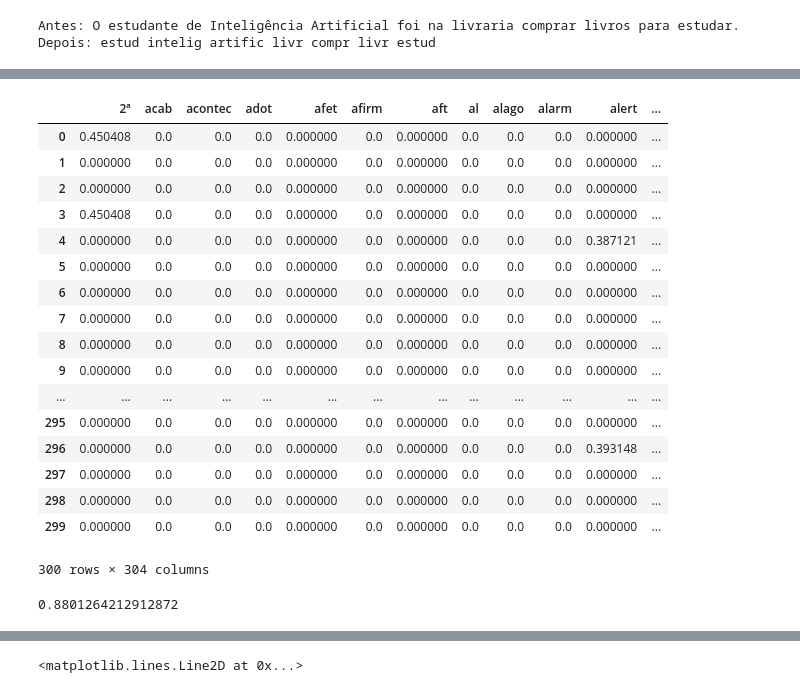
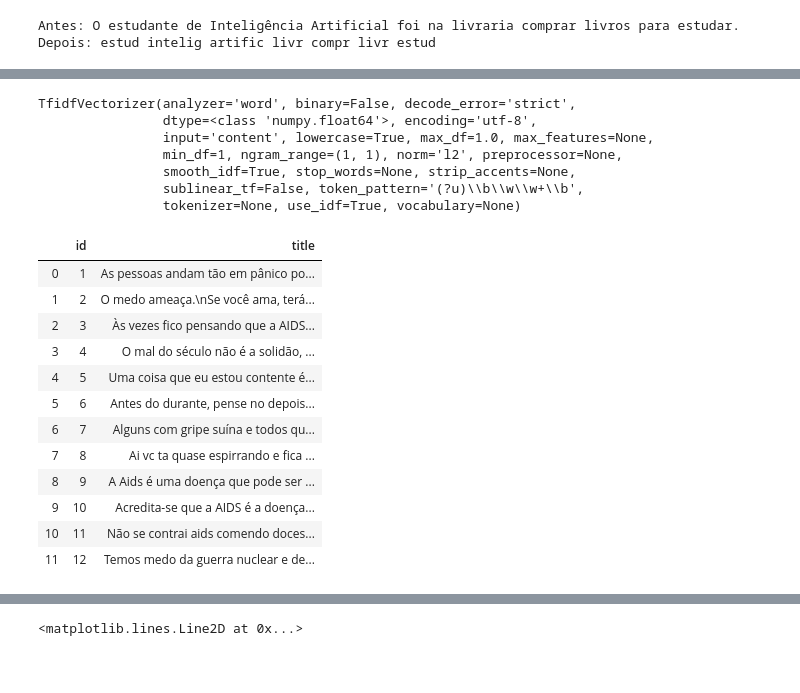
Before and after one commit to JuniorClementino/Utils, a Jupyter notebook: Codigos/agglomerative_clustering.ipynb, the cells around one changed output, grey strips where cells are left out. Drawn from its saved outputs; the diff is of its cells as text; code cells hidden in the pictures; blank space fills up the shorter version.

```diff
--- a/Codigos/agglomerative_clustering.ipynb
+++ b/Codigos/agglomerative_clustering.ipynb
@@ -98,6 +105,6 @@ Depois: estud intelig artific livr compr livr estud
 query = "febre amarela" # query para consultar na base de eventos (max. de 500 respostas)
 
 pd.set_option('display.max_colwidth', -1)
-dataset = pd.read_csv('http://websensors.net.br/minicurso/2019/eventos-br-2017.php?q='+query,sep='\t', lineterminator='\n')
+dataset = pd.read_csv('aids.csv')
 dataset
 # %% [output]
@@ -158,55 +191,46 @@ semVSM = bow
 # %%
 # obtendo a VSM com TFIDF
 def compute_vsm_tfidf(dataset,lang,domain_stopwords=[]):
 
-  d = []
+  d = ['pessoas','tão','começam','ameaça.']
   for index,row in dataset.iterrows():
     text = row['title'] #texto do evento
     text2 = remove_stopwords(text, lang,domain_stopwords)
     text3 = stemming(text2, lang)
     d.append(text3)
+    #print(text3)
+    #print(d)
 
   matrix = TfidfVectorizer()
   X = matrix.fit_transform(d)
 
   tfidf_vect_df = pd.DataFrame(X.todense(), columns=matrix.get_feature_names())
-
+  print(matrix)
   return tfidf_vect_df
 
-
-vsm = compute_vsm_tfidf(dataset,'portuguese')
-vsm
+df = pd.read_csv('aids.csv')
+vsm = compute_vsm_tfidf(df,'portuguese')
 # %% [output]
+TfidfVectorizer(analyzer='word', binary=False, decode_error='strict',
+                dtype=<class 'numpy.float64'>, encoding='utf-8',
+                input='content', lowercase=True, max_df=1.0, max_features=None,
+                min_df=1, ngram_range=(1, 1), norm='l2', preprocessor=None,
+                smooth_idf=True, stop_words=None, strip_accents=None,
+                sublinear_tf=False, token_pattern='(?u)\\b\\w\\w+\\b',
+                tokenizer=None, use_idf=True, vocabulary=None)
-|  | 2ª | acab | acontec | adot | afet | afirm | aft | al | alago | alarm | alert | ... |
-| 0 | 0.450408 | 0.0 | 0.0 | 0.0 | 0.000000 | 0.0 | 0.000000 | 0.0 | 0.0 | 0.0 | 0.000000 | ... |
-| 1 | 0.000000 | 0.0 | 0.0 | 0.0 | 0.000000 | 0.0 | 0.000000 | 0.0 | 0.0 | 0.0 | 0.000000 | ... |
-| 2 | 0.000000 | 0.0 | 0.0 | 0.0 | 0.000000 | 0.0 | 0.000000 | 0.0 | 0.0 | 0.0 | 0.000000 | ... |
-| 3 | 0.450408 | 0.0 | 0.0 | 0.0 | 0.000000 | 0.0 | 0.000000 | 0.0 | 0.0 | 0.0 | 0.000000 | ... |
-| 4 | 0.000000 | 0.0 | 0.0 | 0.0 | 0.000000 | 0.0 | 0.000000 | 0.0 | 0.0 | 0.0 | 0.387121 | ... |
-| 5 | 0.000000 | 0.0 | 0.0 | 0.0 | 0.000000 | 0.0 | 0.000000 | 0.0 | 0.0 | 0.0 | 0.000000 | ... |
-| 6 | 0.000000 | 0.0 | 0.0 | 0.0 | 0.000000 | 0.0 | 0.000000 | 0.0 | 0.0 | 0.0 | 0.000000 | ... |
-| 7 | 0.000000 | 0.0 | 0.0 | 0.0 | 0.000000 | 0.0 | 0.000000 | 0.0 | 0.0 | 0.0 | 0.000000 | ... |
-| 8 | 0.000000 | 0.0 | 0.0 | 0.0 | 0.000000 | 0.0 | 0.000000 | 0.0 | 0.0 | 0.0 | 0.000000 | ... |
-| 9 | 0.000000 | 0.0 | 0.0 | 0.0 | 0.000000 | 0.0 | 0.000000 | 0.0 | 0.0 | 0.0 | 0.000000 | ... |
-| ... | ... | ... | ... | ... | ... | ... | ... | ... | ... | ... | ... | ... |
-| 295 | 0.000000 | 0.0 | 0.0 | 0.0 | 0.000000 | 0.0 | 0.000000 | 0.0 | 0.0 | 0.0 | 0.000000 | ... |
-| 296 | 0.000000 | 0.0 | 0.0 | 0.0 | 0.000000 | 0.0 | 0.000000 | 0.0 | 0.0 | 0.0 | 0.393148 | ... |
-| 297 | 0.000000 | 0.0 | 0.0 | 0.0 | 0.000000 | 0.0 | 0.000000 | 0.0 | 0.0 | 0.0 | 0.000000 | ... |
-| 298 | 0.000000 | 0.0 | 0.0 | 0.0 | 0.000000 | 0.0 | 0.000000 | 0.0 | 0.0 | 0.0 | 0.000000 | ... |
-| 299 | 0.000000 | 0.0 | 0.0 | 0.0 | 0.000000 | 0.0 | 0.000000 | 0.0 | 0.0 | 0.0 | 0.000000 | ... |
+|  | id | title |
+| 0 | 1 | As pessoas andam tão em pânico po... |
+| 1 | 2 | O medo ameaça.\nSe você ama, terá... |
+| 2 | 3 | Às vezes fico pensando que a AIDS... |
+| 3 | 4 | O mal do século não é a solidão, ... |
+| 4 | 5 | Uma coisa que eu estou contente é... |
+| 5 | 6 | Antes do durante, pense no depois... |
+| 6 | 7 | Alguns com gripe suína e todos qu... |
+| 7 | 8 | Ai vc ta quase espirrando e fica ... |
+| 8 | 9 | A Aids é uma doença que pode ser ... |
+| 9 | 10 | Acredita-se que a AIDS é a doença... |
+| 10 | 11 | Não se contrai aids comendo doces... |
+| 11 | 12 | Temos medo da guerra nuclear e de... |
-300 rows × 304 columns
-# %%
-# computando dissimilaridade de cosseno
-
-def dis_cosine(matrix, e1, e2):
-  dcos = cosine(matrix.iloc[e1,:], matrix.iloc[e2,:])
-  return dcos
-
-
-# exemplo: dissimilaride entre o primeiro (id=0) e o segundo evento (id=1) do vsm-tfidf
-dis_cosine(vsm,0,1)
-# %% [output]
-0.8801264212912872
 # %%
 # calculando a rede de eventos por proximidade de conteudo
 def compute_network(matrix,seed=0,min_dcos=0.7,max_neighbors=3,max_nodes=1000):
```
Also changed, not shown: parts of 20 cells of this notebook, 20 other files.
